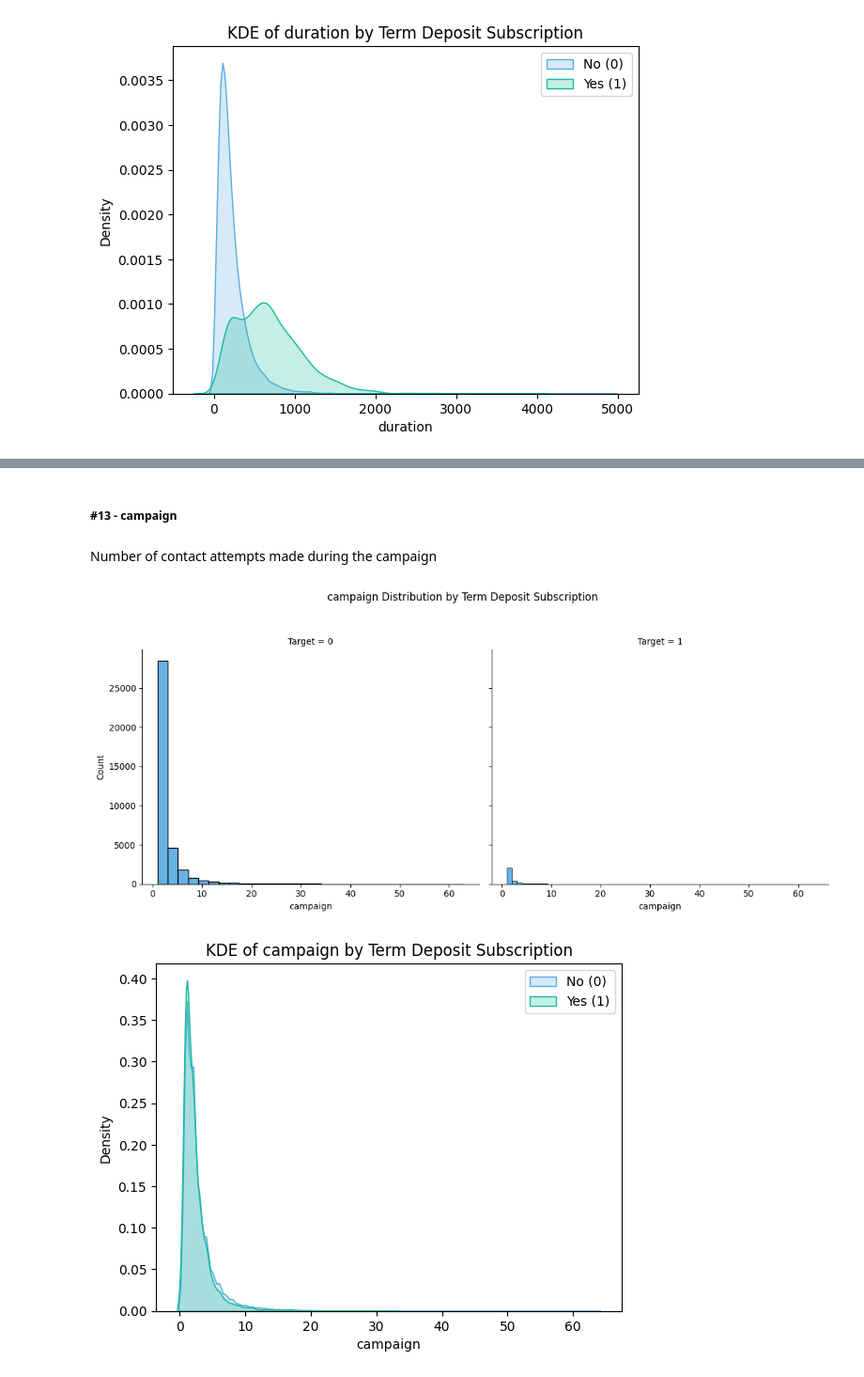
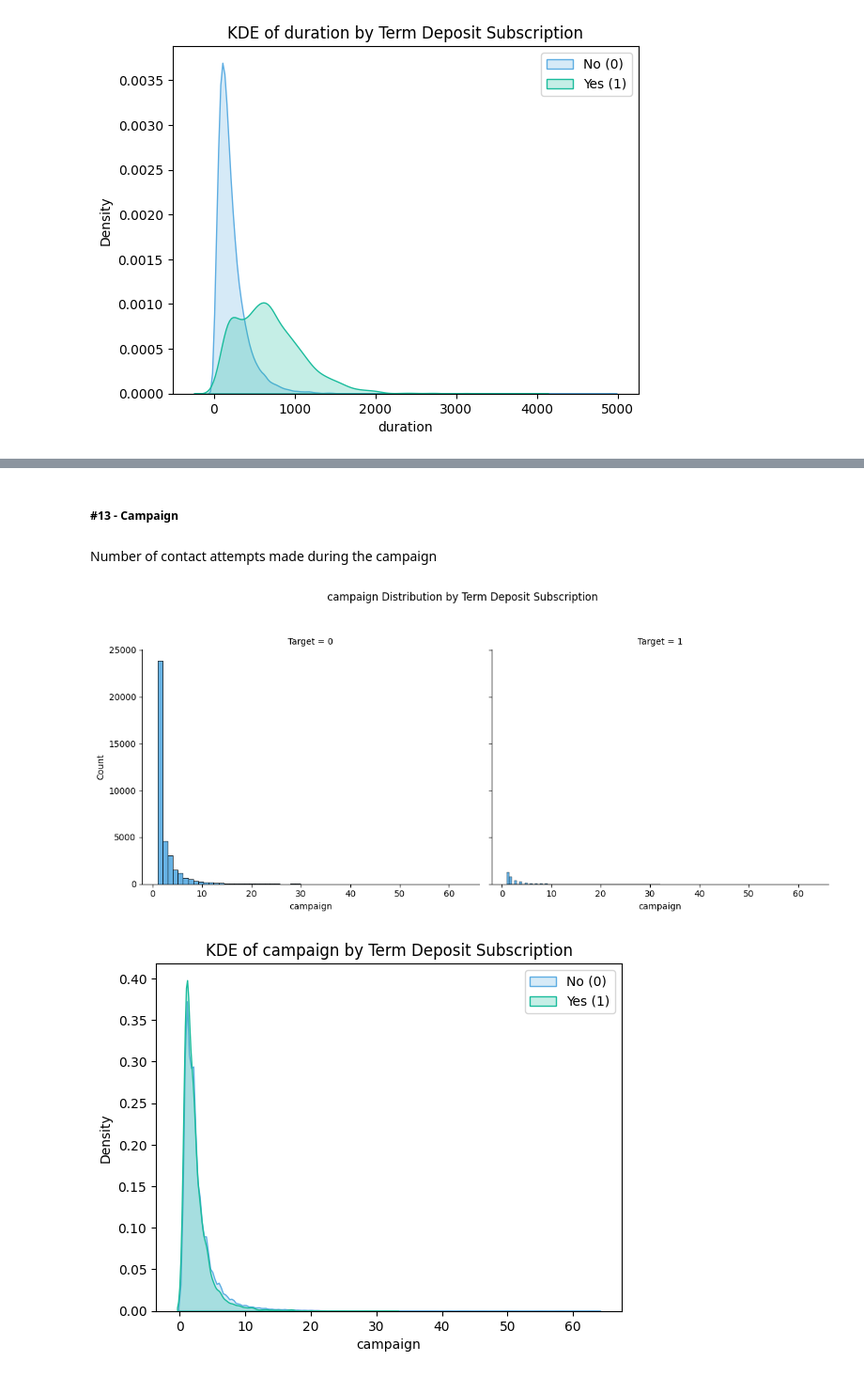
Before and after one commit to FederCO23/Term_Deposit_Marketing_-_tpx4U1BHhRR0IUm9, a Jupyter notebook: TermDepositMarketing.ipynb, the cells around one changed output, grey strips where cells are left out. Shown at 94% size. Drawn from its saved outputs; the diff is of its cells as text; code cells hidden in the pictures.

```diff
--- a/TermDepositMarketing.ipynb
+++ b/TermDepositMarketing.ipynb
@@ -290,11 +349,11 @@ plot_KDE('duration')
 # %% [markdown]
-##### **#13 - campaign**
+##### **#13 - Campaign**
 # %% [markdown]
 Number of contact attempts made during the campaign
 # %%
-plot_facet_grid('campaign')
+plot_facet_grid('campaign',60)
 # %% [output]
-[figure, old version]
+[figure, new version]
 # %%
 plot_KDE('campaign')
 # %% [output]
```
Also changed, not shown: parts of 223 cells of this notebook.
